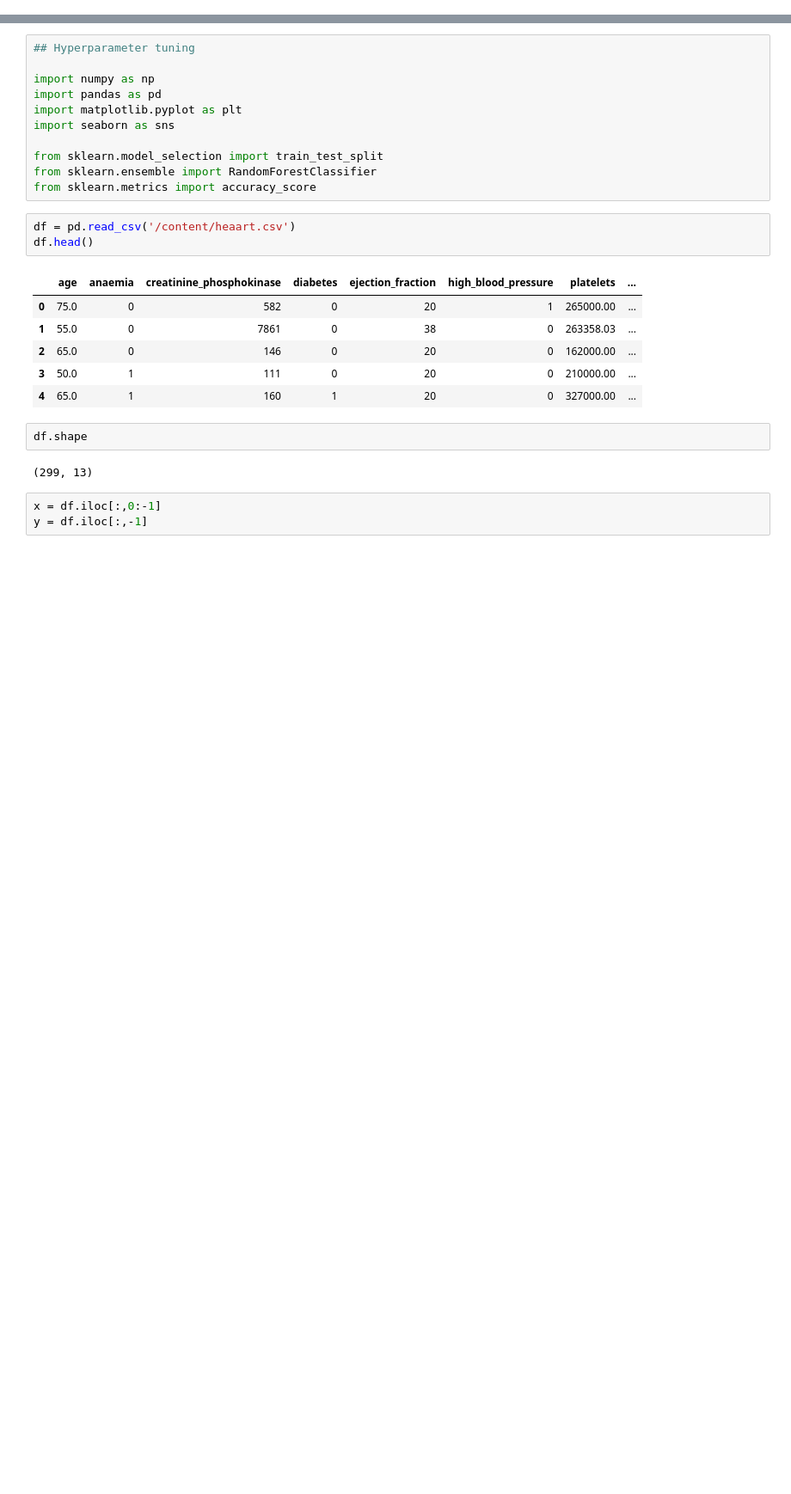
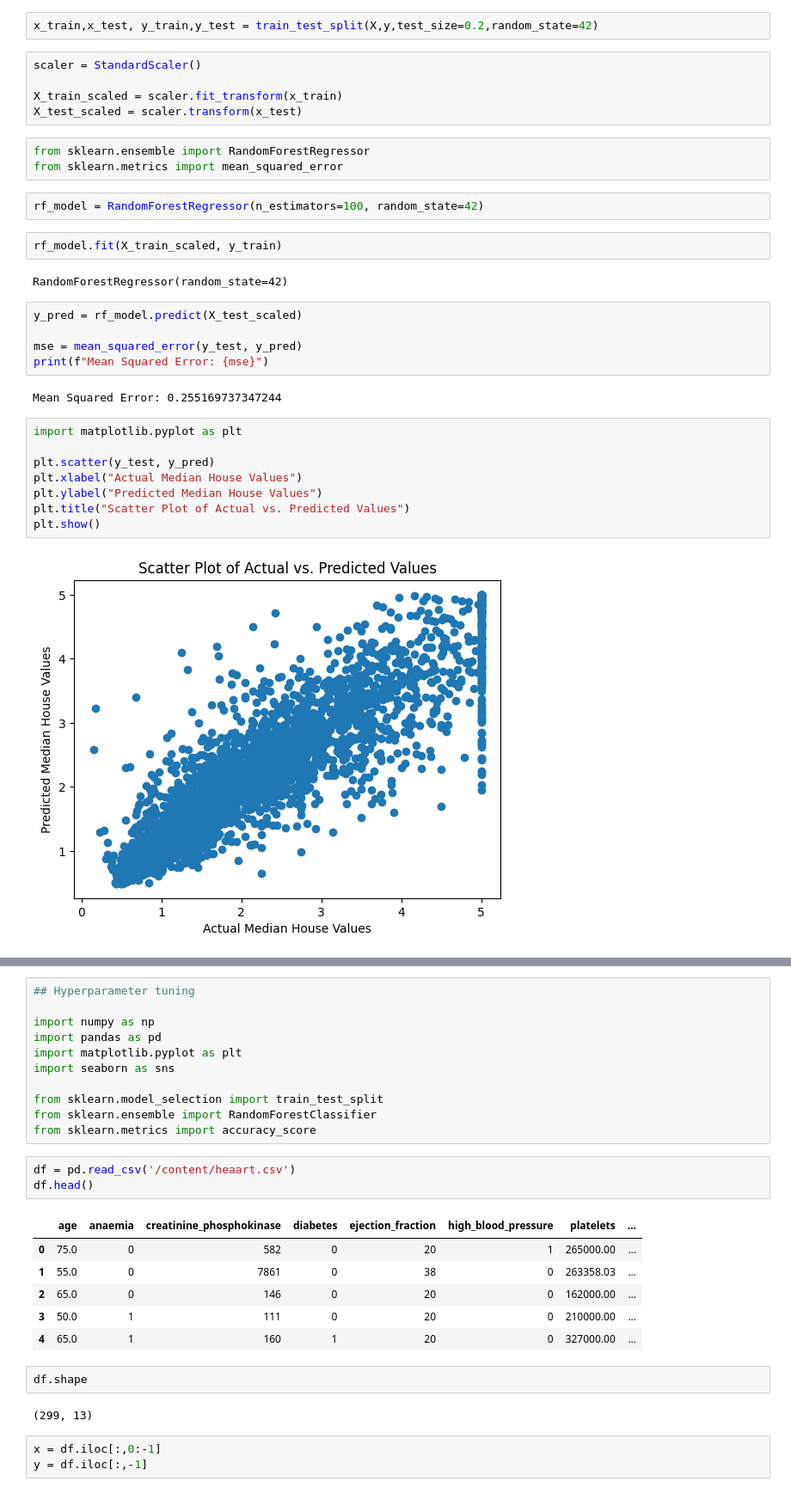
Before and after one commit to rida-manzoor/ML, a Jupyter notebook: RandomForest.ipynb, the cells around one changed output, grey strips where cells are left out. Shown: that part at 86% size. Saved outputs shown, nothing was run; the diff lists cells and outputs as text; blank space fills up the shorter version.

```diff
--- a/RandomForest.ipynb
+++ b/RandomForest.ipynb
@@ -118,0 +375,33 @@ We use all data including OOB as a validation dataset. It's accuracy will be cal
+# %%
+x_train,x_test, y_train,y_test = train_test_split(X,y,test_size=0.2,random_state=42)
+# %%
+scaler = StandardScaler()
+
+X_train_scaled = scaler.fit_transform(x_train)
+X_test_scaled = scaler.transform(x_test)
+# %%
+from sklearn.ensemble import RandomForestRegressor
+from sklearn.metrics import mean_squared_error
+# %%
+rf_model = RandomForestRegressor(n_estimators=100, random_state=42)
+# %%
+rf_model.fit(X_train_scaled, y_train)
+# %% [output]
+RandomForestRegressor(random_state=42)
+# %%
+y_pred = rf_model.predict(X_test_scaled)
+
+mse = mean_squared_error(y_test, y_pred)
+print(f"Mean Squared Error: {mse}")
+# %% [output]
+Mean Squared Error: 0.255169737347244
+# %%
+import matplotlib.pyplot as plt
+
+plt.scatter(y_test, y_pred)
+plt.xlabel("Actual Median House Values")
+plt.ylabel("Predicted Median House Values")
+plt.title("Scatter Plot of Actual vs. Predicted Values")
+plt.show()
+# %% [output]
+[figure, added]
```
Also changed, not shown: parts of 31 cells of this notebook.
